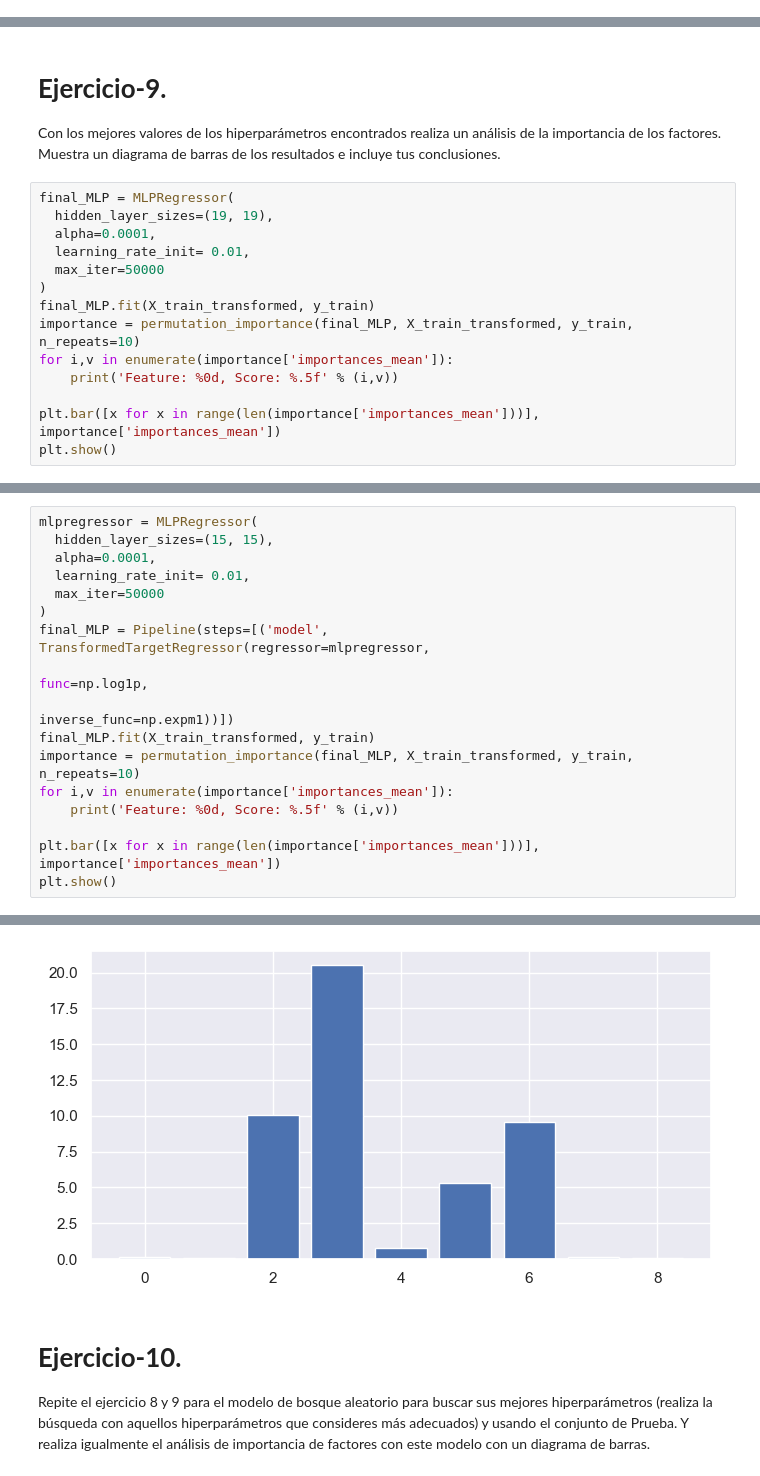
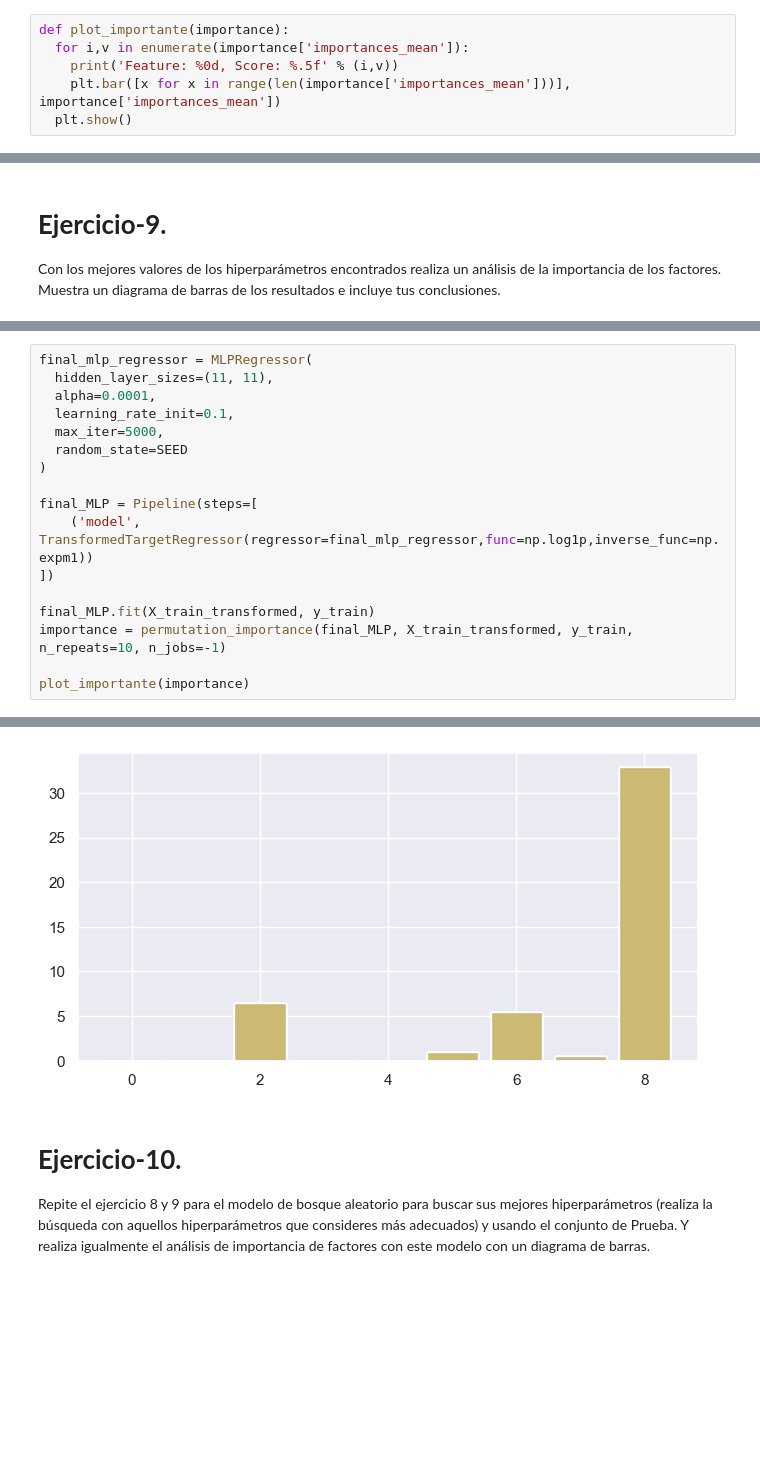
Before and after one commit to diego-carrera/iaa-equipo-30, a Jupyter notebook: semana7/MNA_IAyAA_semana_7_Actividad.ipynb, the cells around one changed output, grey strips where cells are left out. Drawn from its saved outputs; the diff is of its cells as text; blank space fills up the shorter version.

```diff
--- a/semana7/MNA_IAyAA_semana_7_Actividad.ipynb
+++ b/semana7/MNA_IAyAA_semana_7_Actividad.ipynb
@@ -483,4 +464,10 @@ plt.show()
 # **Ejercicio-8.**
 
 Usando una búsqueda de malla con validación cruzada (GridSearchCV), busca los mejores hiperparámetros para el modelo MLP. Al menos deberás realizar la búsqueda en los hiperparámetros “hidden_layer_sizes”, “alpha” y “learning_rate_init”. Además aplica la validación cruzada con repeticiones (RepeatedKFold). Muestra los mejores hiperparámetros encontrados.
+# %%
+def plot_importante(importance):
+  for i,v in enumerate(importance['importances_mean']):
+    print('Feature: %0d, Score: %.5f' % (i,v))
+    plt.bar([x for x in range(len(importance['importances_mean']))], importance['importances_mean'])
+  plt.show()
 # %%
@@ -539,17 +511,3 @@ Métrica utilizada: make_scorer(MAPE)
 # **Ejercicio-9.**
 
 Con los mejores valores de los hiperparámetros encontrados realiza un análisis de la importancia de los factores. Muestra un diagrama de barras de los resultados e incluye tus conclusiones.
-# %%
-final_MLP = MLPRegressor(
-  hidden_layer_sizes=(19, 19),
-  alpha=0.0001,
-  learning_rate_init= 0.01,
-  max_iter=50000
-)
-final_MLP.fit(X_train_transformed, y_train)
-importance = permutation_importance(final_MLP, X_train_transformed, y_train, n_repeats=10)
-for i,v in enumerate(importance['importances_mean']):
-	print('Feature: %0d, Score: %.5f' % (i,v))
-
-plt.bar([x for x in range(len(importance['importances_mean']))], importance['importances_mean'])
-plt.show()
@@ -569,18 +514,18 @@ Feature: 8, Score: 0.21696
 # %%
-mlpregressor = MLPRegressor(
-  hidden_layer_sizes=(15, 15),
+final_mlp_regressor = MLPRegressor(
+  hidden_layer_sizes=(11, 11),
   alpha=0.0001,
-  learning_rate_init= 0.01,
-  max_iter=50000
+  learning_rate_init=0.1,
+  max_iter=5000,
+  random_state=SEED
 )
-final_MLP = Pipeline(steps=[('model', TransformedTargetRegressor(regressor=mlpregressor,
-                                                                           func=np.log1p,
-                                                                           inverse_func=np.expm1))])
+
+final_MLP = Pipeline(steps=[
+    ('model', TransformedTargetRegressor(regressor=final_mlp_regressor,func=np.log1p,inverse_func=np.expm1))
+])
+
 final_MLP.fit(X_train_transformed, y_train)
-importance = permutation_importance(final_MLP, X_train_transformed, y_train, n_repeats=10)
-for i,v in enumerate(importance['importances_mean']):
-	print('Feature: %0d, Score: %.5f' % (i,v))
+importance = permutation_importance(final_MLP, X_train_transformed, y_train, n_repeats=10, n_jobs=-1)
 
-plt.bar([x for x in range(len(importance['importances_mean']))], importance['importances_mean'])
-plt.show()
+plot_importante(importance)
 # %% [output]
@@ -596,4 +541,4 @@ Feature: 8, Score: 0.07082
-[figure, old version]
+[figure, new version]
 # %% [markdown]
 # **Ejercicio-10.**
 
```
Also changed, not shown: parts of 18 cells of this notebook.
